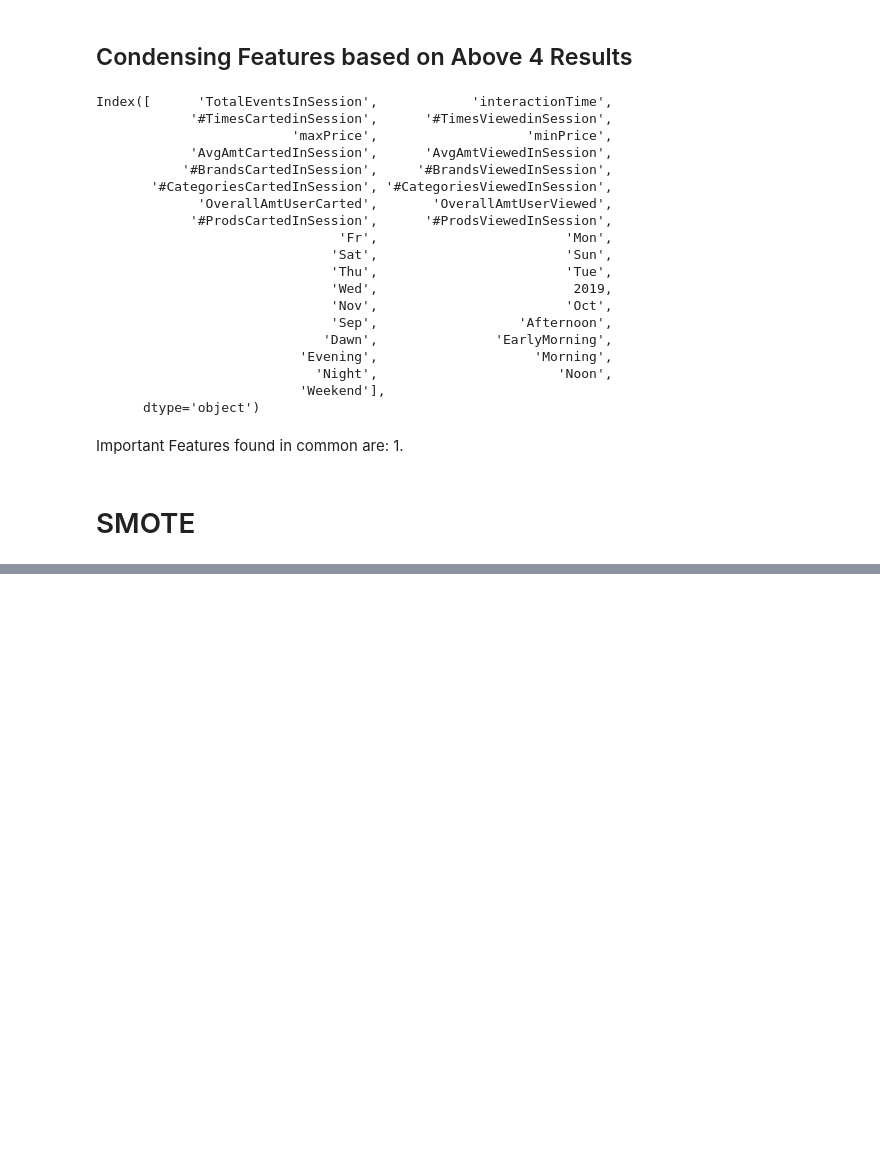
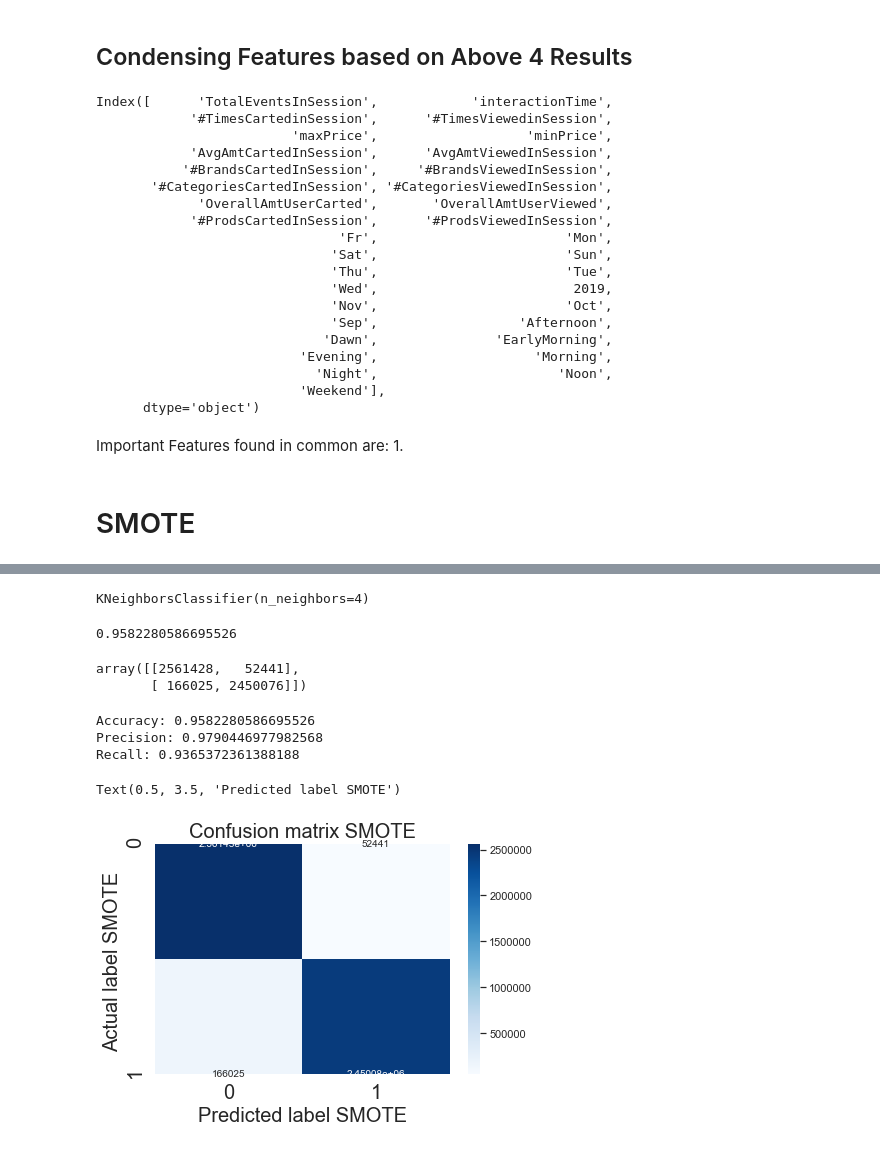
Before and after one commit to sohiniroych/Volvo-DataX, a Jupyter notebook: Comprehensive Feature Engineering.ipynb, the cells around one changed output, grey strips where cells are left out. Saved outputs shown, nothing was run; the diff lists cells and outputs as text; code cells hidden in the pictures; blank space fills up the shorter version.

```diff
--- a/Comprehensive Feature Engineering.ipynb
+++ b/Comprehensive Feature Engineering.ipynb
@@ -622,0 +754,2 @@ X, Y = oversample.fit_resample(XData, YData)
+# %%
+KNN = KNeighborsClassifier(n_neighbors = 4)
@@ -622,0 +762,42 @@ X, Y = oversample.fit_resample(XData, YData)
+# %%
+KNN.fit(trainX, trainY)
+# %% [output]
+KNeighborsClassifier(n_neighbors=4)
+# %%
+predFinalY = KNN.predict(testX)
+# %%
+print(metrics.accuracy_score(testY, predFinalY))
+# %% [output]
+0.9582280586695526
+# %%
+cnf_matrix_SMOTE = confusion_matrix(testY, predFinalY)
+cnf_matrix_SMOTE
+# %% [output]
+array([[2561428,   52441],
+       [ 166025, 2450076]])
+# %%
+print("Accuracy:",metrics.accuracy_score(testY, predFinalY))
+print("Precision:",metrics.precision_score(testY, predFinalY))
+print("Recall:",metrics.recall_score(testY, predFinalY))
+# %% [output]
+Accuracy: 0.9582280586695526
+Precision: 0.9790446977982568
+Recall: 0.9365372361388188
+# %%
+# name  of classes
+class_names=[0,1]
+fig, ax = plt.subplots()
+tick_marks = np.arange(len(class_names))
+plt.xticks(tick_marks, class_names,size=20)
+plt.yticks(tick_marks, class_names,size=20)
+
+# create heatmap
+sns.heatmap(pd.DataFrame(cnf_matrix_SMOTE), annot=True, cmap="Blues" ,fmt='g')
+ax.xaxis.set_label_position("bottom")
+plt.tight_layout()
+plt.title('Confusion matrix SMOTE',size = 20)
+plt.ylabel('Actual label SMOTE ',size = 20)
+plt.xlabel('Predicted label SMOTE',size = 20)
+# %% [output]
+Text(0.5, 3.5, 'Predicted label SMOTE')
+[figure, added]
```
Also changed, not shown: parts of 48 cells of this notebook.
